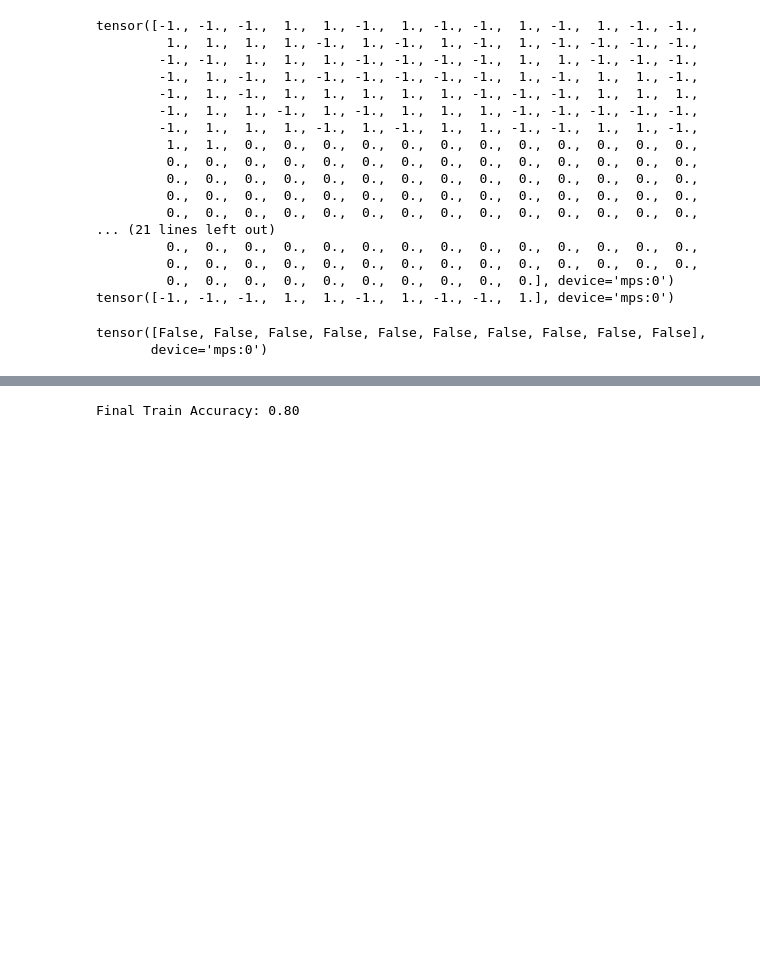
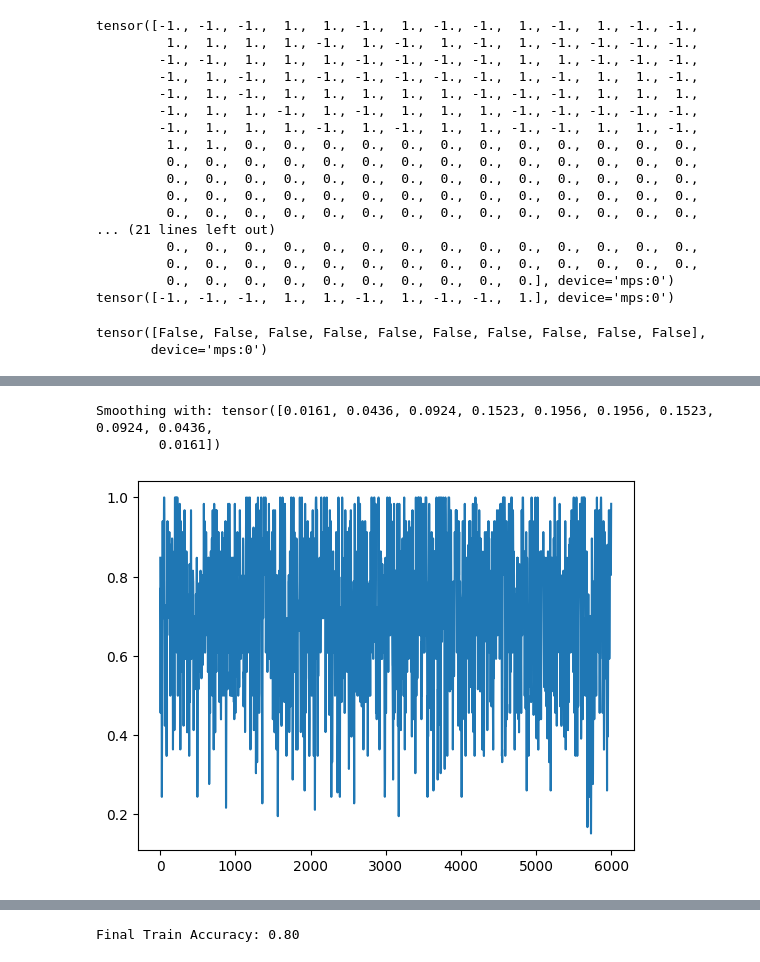
Before and after one commit to mattia-scardecchia/Biological-Learning, a Jupyter notebook: notebooks/mnist.ipynb, the cells around one changed output, grey strips where cells are left out. Cells and saved outputs as stored; diff of their text form; code cells hidden in the pictures; blank space fills up the shorter version.

```diff
--- a/notebooks/mnist.ipynb
+++ b/notebooks/mnist.ipynb
@@ -840,0 +906,25 @@ pred = readout.argmax(dim=1)
+# %%
+from matplotlib import pyplot as plt
+
+window_size = 10
+sigma = window_size / 5
+window = gaussian_kernel(window_size, sigma)
+print("Smoothing with:", window)
+is_correct_reflected = torch.cat(
+    [
+        torch.tensor([is_correct[0]] * (window_size // 2)),
+        is_correct.cpu(),
+        torch.tensor([is_correct[-1]] * (window_size // 2)),
+    ],
+    dim=0,
+)
+is_correct_smoothed = torch.nn.functional.conv1d(
+    is_correct_reflected.float().unsqueeze(0).unsqueeze(0),
+    window.unsqueeze(0).unsqueeze(0),
+)[0, 0]
+plt.plot(is_correct_smoothed)
+plt.show()
+# %% [output]
+Smoothing with: tensor([0.0161, 0.0436, 0.0924, 0.1523, 0.1956, 0.1956, 0.1523, 0.0924, 0.0436,
+        0.0161])
+[figure, added]
```
Also changed, not shown: parts of 23 cells of this notebook, 1 other file.
